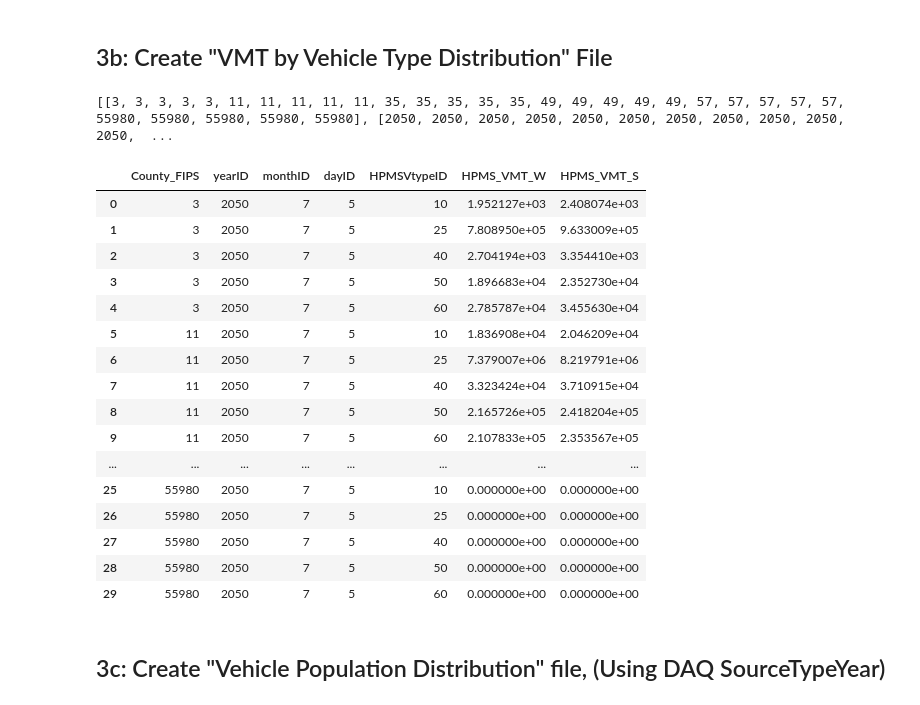
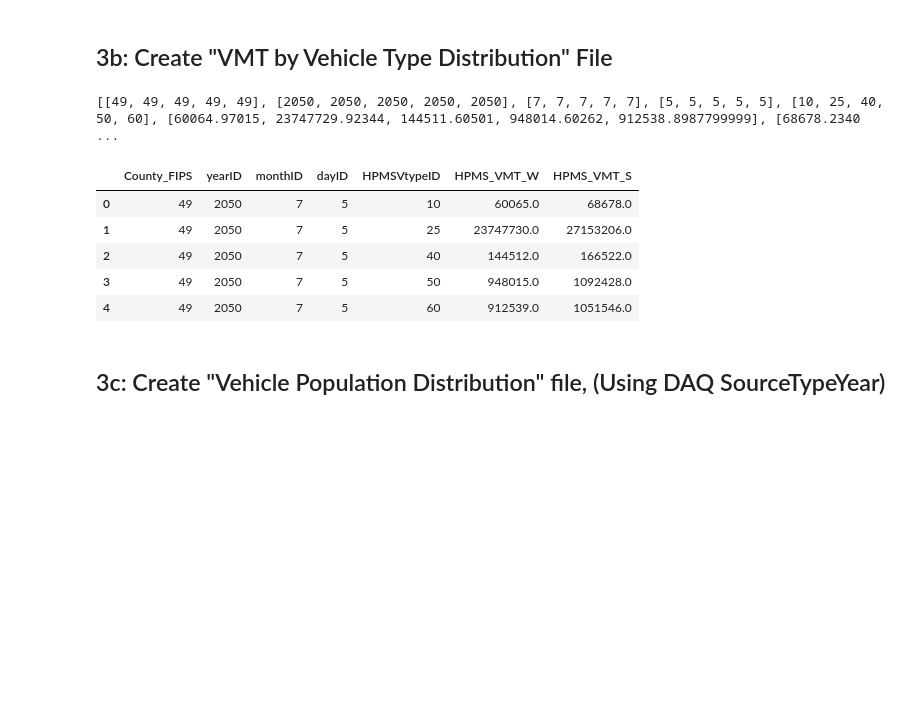
Before and after one commit to jlillywhiteMAG/MOVES_Input_Creation, a Jupyter notebook: MOVES_Input_File_Preparation.ipynb, the cells around one changed output. Cells and saved outputs as stored; diff of their text form; code cells hidden in the pictures; blank space fills up the shorter version.

```diff
--- a/MOVES_Input_File_Preparation.ipynb
+++ b/MOVES_Input_File_Preparation.ipynb
@@ -31,7 +31,7 @@ pd.options.mode.copy_on_write = True
 # %%
 #List Input Folder and TDM File Paths:
 input_dir = r"C:\Users\jlillywhite\Documents\GitHub\MOVES_Input_Creation\Input"
-tdm_filename = "TDM_SummarywithFactors2050_v2.csv"
+tdm_filename = "TDM_SummarywithFactors2050.csv"
 
 #Create filepath
 tdm_filepath = pathlib.Path(input_dir,tdm_filename)
@@ -214,10 +214,10 @@ tdm_ogden['County_FIPS'] = 55980
 display(tdm_ogden)
 
 #Add Ogden to end of TDM Dataframe
-tdm = pd.concat([tdm, tdm_ogden], ignore_index=True)
+#tdm = pd.concat([tdm, tdm_ogden], ignore_index=True)
 
 #Reassign local roads to match Arterials
 tdm['roadtype_ID2345'] = tdm['RoadType'].where(tdm['RoadType'] != 55, other=5)
-if 'CO_FIPS' in tdm.columns: tdm.rename(columns={"CO_FIPS":"County_FIPS"}, inplace=True)
+if 'COUNTY_FIP' in tdm.columns: tdm.rename(columns={"COUNTY_FIP":"County_FIPS"}, inplace=True)
 display(tdm)
 # %% [output]
@@ -325,17 +327,17 @@ display(tdm_hpms)
 #Calculate Extra Fields
 tdm['VMT_HPMS_W'] = tdm['VMT_JAN'] * tdm['HPMS_factor']
 tdm['VMT_HPMS_S'] = tdm['VMT_JUL'] * tdm['HPMS_factor']
-tdm['VHT_FF_SPD'] = tdm['VMT_JAN'] / tdm['SFF']
+tdm['VHT_FF_SPD'] = tdm['VMT_JAN'] / tdm['FF_SPD']
 tdm['VHT_AM'] = tdm['AM_VMT_W'] / tdm['AM_SPD']
 tdm['VHT_MD'] = tdm['MD_VMT_W'] / tdm['MD_SPD']
 tdm['VHT_PM'] = tdm['PM_VMT_W'] / tdm['PM_SPD']
 tdm['VHT_EV'] = tdm['EV_VMT_W'] / tdm['EV_SPD']
 #Why do we define VHT only by the Winter VMT?
 tdm['VHT'] = tdm['VHT_AM'] + tdm['VHT_MD'] + tdm['VHT_PM'] + tdm['VHT_EV']
-tdm['VHT_Delay_AM'] = np.where(tdm['SFF']>tdm['AM_SPD'], tdm['VHT_AM'] - (tdm['AM_VMT_W'] / tdm['SFF']) , 0)
-tdm['VHT_Delay_MD'] = np.where(tdm['SFF']>tdm['MD_SPD'], tdm['VHT_MD'] - (tdm['MD_VMT_W'] / tdm['SFF']) , 0)
-tdm['VHT_Delay_PM'] = np.where(tdm['SFF']>tdm['PM_SPD'], tdm['VHT_PM'] - (tdm['PM_VMT_W'] / tdm['SFF']) , 0)
-tdm['VHT_Delay_EV'] = np.where(tdm['SFF']>tdm['EV_SPD'], tdm['VHT_EV'] - (tdm['EV_VMT_W'] / tdm['SFF']) , 0)
+tdm['VHT_Delay_AM'] = np.where(tdm['FF_SPD']>tdm['AM_SPD'], tdm['VHT_AM'] - (tdm['AM_VMT_W'] / tdm['FF_SPD']) , 0)
+tdm['VHT_Delay_MD'] = np.where(tdm['FF_SPD']>tdm['MD_SPD'], tdm['VHT_MD'] - (tdm['MD_VMT_W'] / tdm['FF_SPD']) , 0)
+tdm['VHT_Delay_PM'] = np.where(tdm['FF_SPD']>tdm['PM_SPD'], tdm['VHT_PM'] - (tdm['PM_VMT_W'] / tdm['FF_SPD']) , 0)
+tdm['VHT_Delay_EV'] = np.where(tdm['FF_SPD']>tdm['EV_SPD'], tdm['VHT_EV'] - (tdm['EV_VMT_W'] / tdm['FF_SPD']) , 0)
 #Do we need to do something to exclude centroid connectors from the lane miles calculation?
 tdm['Lane_miles'] = tdm['LANES'] * tdm['DIST']
 tdm['VHT_Delay'] = tdm['VHT_Delay_AM'] + tdm['VHT_Delay_MD'] + tdm['VHT_Delay_PM'] + tdm['VHT_Delay_EV']
@@ -595,6 +577,8 @@ mv_road_dist_county.to_csv('1MV_Road_Dist_County.csv')
 # # Create MOVES lookup file for VMT by Vehicle
 
 #JARED: Ask Shauna/Kp/Chad about the HPMS Vtype id. Is this something that will ever change?
+
+#Not likely to change.
 
 HPMSVtypeID_list = [10,25,40,50,60]
 monthID = 7
@@ -619,50 +603,41 @@ veh_type_HPMS_VMT_W = []
 veh_type_HPMS_VMT_S = []
 
 for county in unique_county_fips:
     for vtype in HPMSVtypeID_list:
         veh_type_county_column.append(county)
         veh_type_year_column.append(year)
         veh_type_monthID_column.append(monthID)
         veh_type_dayID_column.append(dayID)
         veh_type_HPMSVtypeID_column.append(vtype)
         vmt_w = 0
         vmt_s = 0
         for source_type in HPMS_mix_dict[vtype]:
             vmt_w += vmt_county_veh.loc[county,'VMT_HPMS_W_'+str(source_type)]
             vmt_s += vmt_county_veh.loc[county,'VMT_HPMS_S_'+str(source_type)]
         veh_type_HPMS_VMT_W.append(vmt_w)
         veh_type_HPMS_VMT_S.append(vmt_s)
 
 veh_type_data_columns = [veh_type_county_column,veh_type_year_column,veh_type_monthID_column,veh_type_dayID_column,veh_type_HPMSVtypeID_column,veh_type_HPMS_VMT_W,veh_type_HPMS_VMT_S]
 veh_type_dict = {}
 print(veh_type_data_columns)
 for i in range(len(veh_type_column_names)):
     veh_type_dict[veh_type_column_names[i]] = veh_type_data_columns[i]
 
 mv_vmtbyveh_dist_county = pd.DataFrame(veh_type_dict)
+mv_vmtbyveh_dist_county['HPMS_VMT_W'] = mv_vmtbyveh_dist_county['HPMS_VMT_W'].round(0)
+mv_vmtbyveh_dist_county['HPMS_VMT_S'] = mv_vmtbyveh_dist_county['HPMS_VMT_S'].round(0)
 
 display(mv_vmtbyveh_dist_county)
 
 #mv_vmtbyveh_dist_county.to_csv('2mv_vmt_byveh_dist_county.csv')
 # %% [output]
-[[3, 3, 3, 3, 3, 11, 11, 11, 11, 11, 35, 35, 35, 35, 35, 49, 49, 49, 49, 49, 57, 57, 57, 57, 57, 55980, 55980, 55980, 55980, 55980], [2050, 2050, 2050, 2050, 2050, 2050, 2050, 2050, 2050, 2050, 2050,  ...
+[[49, 49, 49, 49, 49], [2050, 2050, 2050, 2050, 2050], [7, 7, 7, 7, 7], [5, 5, 5, 5, 5], [10, 25, 40, 50, 60], [60064.97015, 23747729.92344, 144511.60501, 948014.60262, 912538.8987799999], [68678.2340 ...
 |  | County_FIPS | yearID | monthID | dayID | HPMSVtypeID | HPMS_VMT_W | HPMS_VMT_S |
-| 0 | 3 | 2050 | 7 | 5 | 10 | 1.952127e+03 | 2.408074e+03 |
-| 1 | 3 | 2050 | 7 | 5 | 25 | 7.808950e+05 | 9.633009e+05 |
-| 2 | 3 | 2050 | 7 | 5 | 40 | 2.704194e+03 | 3.354410e+03 |
-| 3 | 3 | 2050 | 7 | 5 | 50 | 1.896683e+04 | 2.352730e+04 |
-| 4 | 3 | 2050 | 7 | 5 | 60 | 2.785787e+04 | 3.455630e+04 |
-| 5 | 11 | 2050 | 7 | 5 | 10 | 1.836908e+04 | 2.046209e+04 |
-| 6 | 11 | 2050 | 7 | 5 | 25 | 7.379007e+06 | 8.219791e+06 |
-| 7 | 11 | 2050 | 7 | 5 | 40 | 3.323424e+04 | 3.710915e+04 |
-| 8 | 11 | 2050 | 7 | 5 | 50 | 2.165726e+05 | 2.418204e+05 |
-| 9 | 11 | 2050 | 7 | 5 | 60 | 2.107833e+05 | 2.353567e+05 |
-| ... | ... | ... | ... | ... | ... | ... | ... |
-| 25 | 55980 | 2050 | 7 | 5 | 10 | 0.000000e+00 | 0.000000e+00 |
-| 26 | 55980 | 2050 | 7 | 5 | 25 | 0.000000e+00 | 0.000000e+00 |
-| 27 | 55980 | 2050 | 7 | 5 | 40 | 0.000000e+00 | 0.000000e+00 |
-| 28 | 55980 | 2050 | 7 | 5 | 50 | 0.000000e+00 | 0.000000e+00 |
-| 29 | 55980 | 2050 | 7 | 5 | 60 | 0.000000e+00 | 0.000000e+00 |
+| 0 | 49 | 2050 | 7 | 5 | 10 | 60065.0 | 68678.0 |
+| 1 | 49 | 2050 | 7 | 5 | 25 | 23747730.0 | 27153206.0 |
+| 2 | 49 | 2050 | 7 | 5 | 40 | 144512.0 | 166522.0 |
+| 3 | 49 | 2050 | 7 | 5 | 50 | 948015.0 | 1092428.0 |
+| 4 | 49 | 2050 | 7 | 5 | 60 | 912539.0 | 1051546.0 |
 # %% [markdown]
 ## 3c: Create "Vehicle Population Distribution" file, (Using DAQ SourceTypeYear)
 # %%
```
Also changed, not shown: parts of 13 cells of this notebook, 3 other files.
